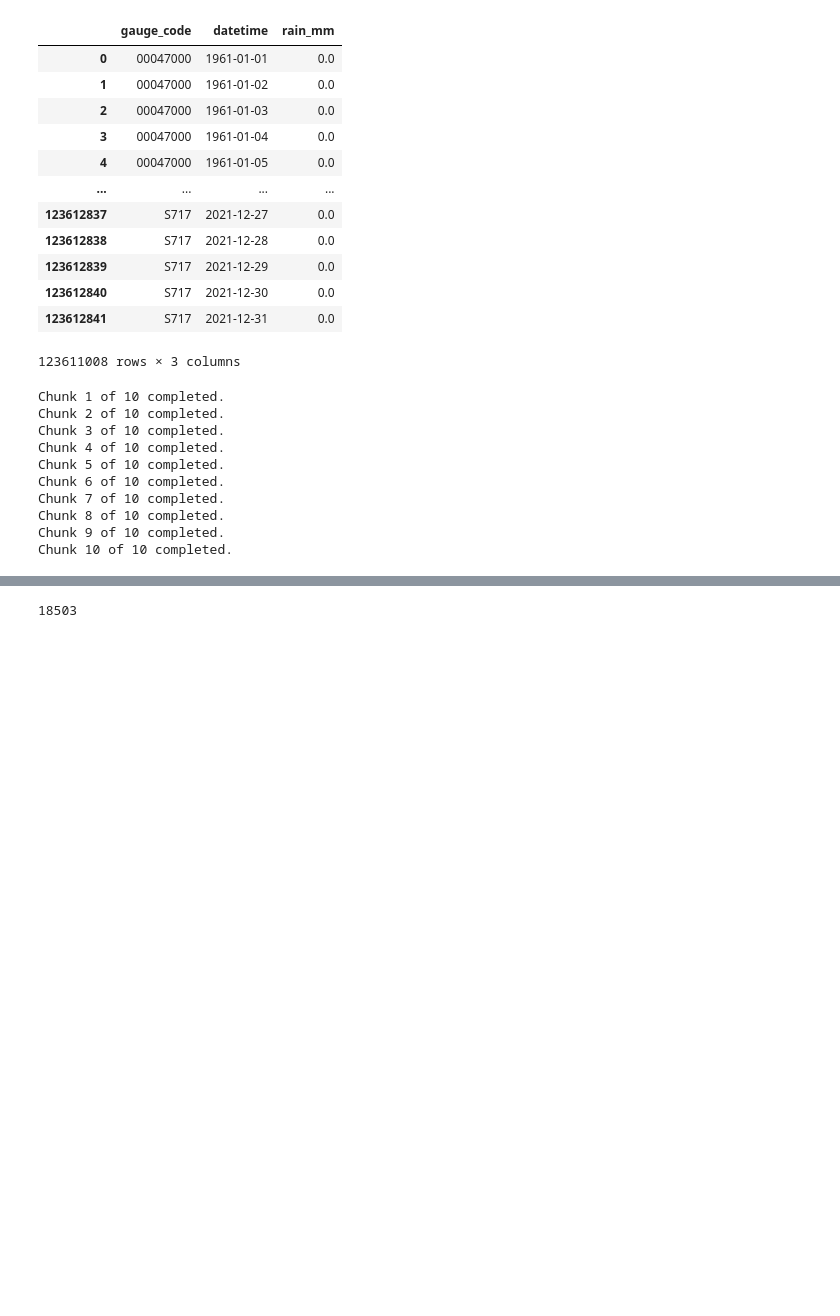
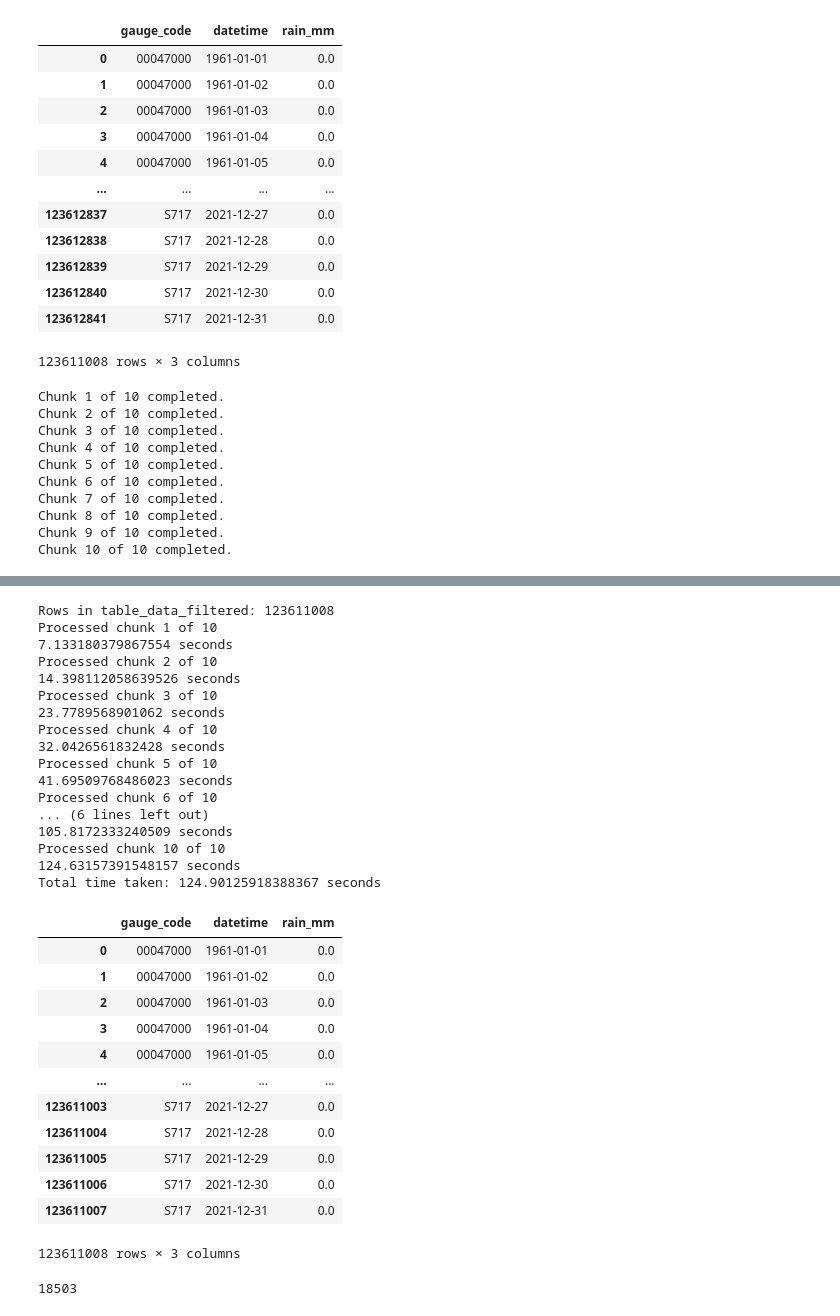
Before and after one commit to LARHENA/UFPB_Brain-D, a Jupyter notebook: Scripts e Dados/1.8 - Data pre-classification.ipynb, the cells around one changed output, grey strips where cells are left out. Cells and saved outputs as stored; diff of their text form; code cells hidden in the pictures; blank space fills up the shorter version.

Commit message:
v10 - Adjustment of pre-classification

```diff
--- a/Scripts e Dados/1.8 - Data pre-classification.ipynb
+++ b/Scripts e Dados/1.8 - Data pre-classification.ipynb
@@ -404,14 +406,19 @@ df_data_filtered
 key = 'table_data_filtered'
 chunk_size = 13000000  # Adjust based on available memory
 
-with pd.HDFStore(cleaned_path, mode='r+', complevel=9) as store:
+with pd.HDFStore(cleaned_path, mode='r+', complevel=9, complib='blosc:zstd') as store:
     for start in range(0, len(df_data_filtered), chunk_size):
+        i = start // chunk_size
         end = start + chunk_size
         chunk = df_data_filtered.iloc[start:end]
+        if i == 0:
+            append_mode = False
+        else:
+            append_mode = True
+        # Append the chunk to the HDF5 file
+        store.append(key, chunk, format='table', data_columns=True, encoding='utf-8', min_itemsize={'gauge_code': 20}, append=append_mode)
 
-        store.append(key, chunk, format='table', data_columns=True, encoding='utf-8', min_itemsize={'gauge_code': 20})
-
-        print(f"Chunk {start // chunk_size + 1} of {len(df_data_filtered) // chunk_size + 1} completed.")
+        print(f"Chunk {i + 1} of {len(df_data_filtered) // chunk_size + 1} completed.")
 # %% [output]
 Chunk 1 of 10 completed.
 Chunk 2 of 10 completed.
@@ -434 +440,54 @@ df_data_filtered_test
+# %%
+chunk_size = 13000000  # Adjust the chunk size as needed
+chunks = []
+df_data_filtered = pd.DataFrame()
+
+start_time = time.time()
+# Read the filtered data in chunks  from the HDF5 file
+
+with pd.HDFStore(cleaned_path, mode='r') as store:
+    total_chunks = store.get_storer('table_data_filtered').nrows // chunk_size + 1
+    print("Rows in table_data_filtered:", store.get_storer('table_data_filtered').nrows)
+    for i, chunk in enumerate(store.select('table_data_filtered', chunksize=chunk_size)):
+        chunks.append(chunk)
+        if df_data_filtered.empty:
+            df_data_filtered = chunk
+        else:
+            df_data_filtered = pd.concat([df_data_filtered, chunk], ignore_index=True)  # Concatenate chunk to df_data_filtered (inplace=True)
+        del chunk  # Delete the chunk variable to free up memory
+        print(f"Processed chunk {i + 1} of {total_chunks}")
+        print(time.time() - start_time, "seconds")
+print("Total time taken:", time.time() - start_time, "seconds")
+df_data_filtered
+# %% [output]
+Rows in table_data_filtered: 123611008
+Processed chunk 1 of 10
+7.133180379867554 seconds
+Processed chunk 2 of 10
+14.398112058639526 seconds
+Processed chunk 3 of 10
+23.7789568901062 seconds
+Processed chunk 4 of 10
+32.0426561832428 seconds
+Processed chunk 5 of 10
+41.69509768486023 seconds
+Processed chunk 6 of 10
+... (6 lines left out)
+105.8172333240509 seconds
+Processed chunk 10 of 10
+124.63157391548157 seconds
+Total time taken: 124.90125918388367 seconds
+|  | gauge_code | datetime | rain_mm |
+| 0 | 00047000 | 1961-01-01 | 0.0 |
+| 1 | 00047000 | 1961-01-02 | 0.0 |
+| 2 | 00047000 | 1961-01-03 | 0.0 |
+| 3 | 00047000 | 1961-01-04 | 0.0 |
+| 4 | 00047000 | 1961-01-05 | 0.0 |
+| ... | ... | ... | ... |
+| 123611003 | S717 | 2021-12-27 | 0.0 |
+| 123611004 | S717 | 2021-12-28 | 0.0 |
+| 123611005 | S717 | 2021-12-29 | 0.0 |
+| 123611006 | S717 | 2021-12-30 | 0.0 |
+| 123611007 | S717 | 2021-12-31 | 0.0 |
+123611008 rows × 3 columns
 # %%
```
Also changed, not shown: parts of 5 cells of this notebook.
